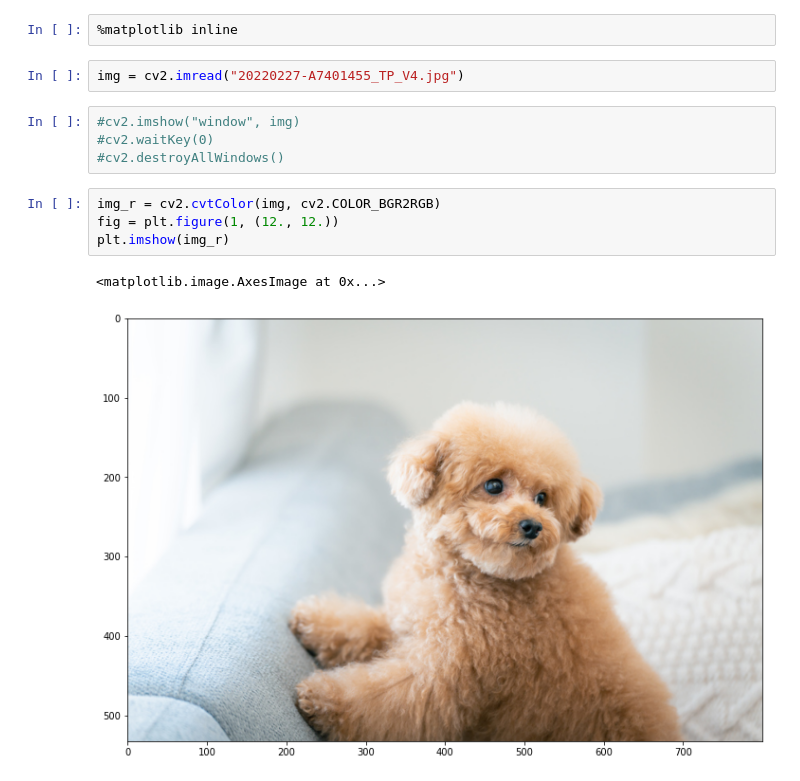
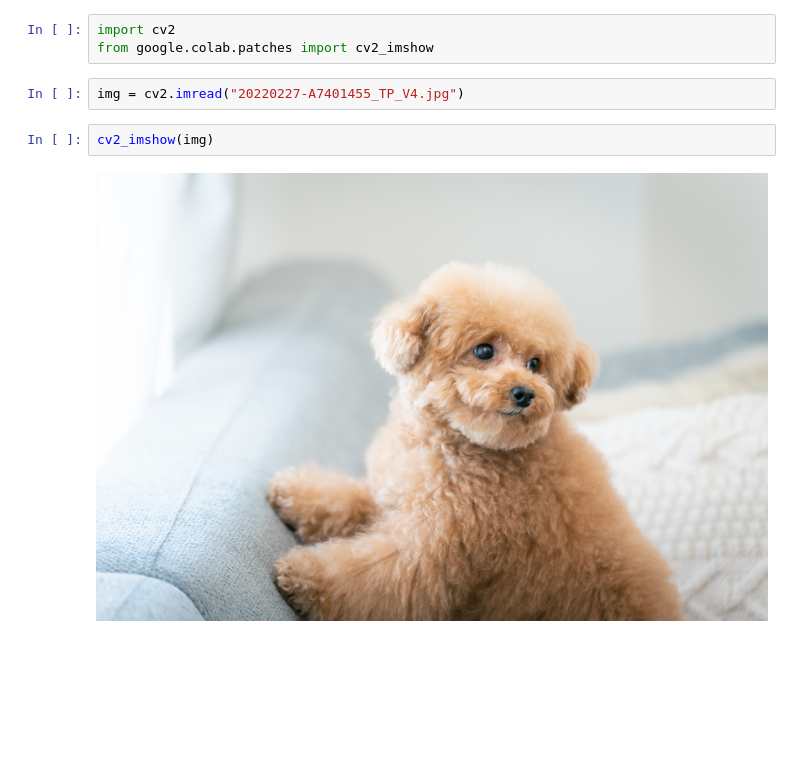
Before and after one commit to hamnenalo/ComputerVision, a Jupyter notebook: 0001_read_image.ipynb, the cells around one changed output. Saved outputs shown, nothing was run; the diff lists cells and outputs as text; blank space fills up the shorter version.

```diff
--- a/0001_read_image.ipynb
+++ b/0001_read_image.ipynb
@@ -4,15 +1,9 @@ import matplotlib.pyplot as plt
-# %%
-%matplotlib inline
+# %%
+import cv2
+from google.colab.patches import cv2_imshow
 # %%
 img = cv2.imread("20220227-A7401455_TP_V4.jpg")
-# %%
-#cv2.imshow("window", img)
-#cv2.waitKey(0)
-#cv2.destroyAllWindows()
-# %%
-img_r = cv2.cvtColor(img, cv2.COLOR_BGR2RGB)
-fig = plt.figure(1, (12., 12.))
-plt.imshow(img_r)
-# %% [output]
-<matplotlib.image.AxesImage at 0x...>
-[figure, removed]
+# %%
+cv2_imshow(img)
+# %% [output]
+[figure, added]
```
Also changed, not shown: parts of 1 cell of this notebook.
